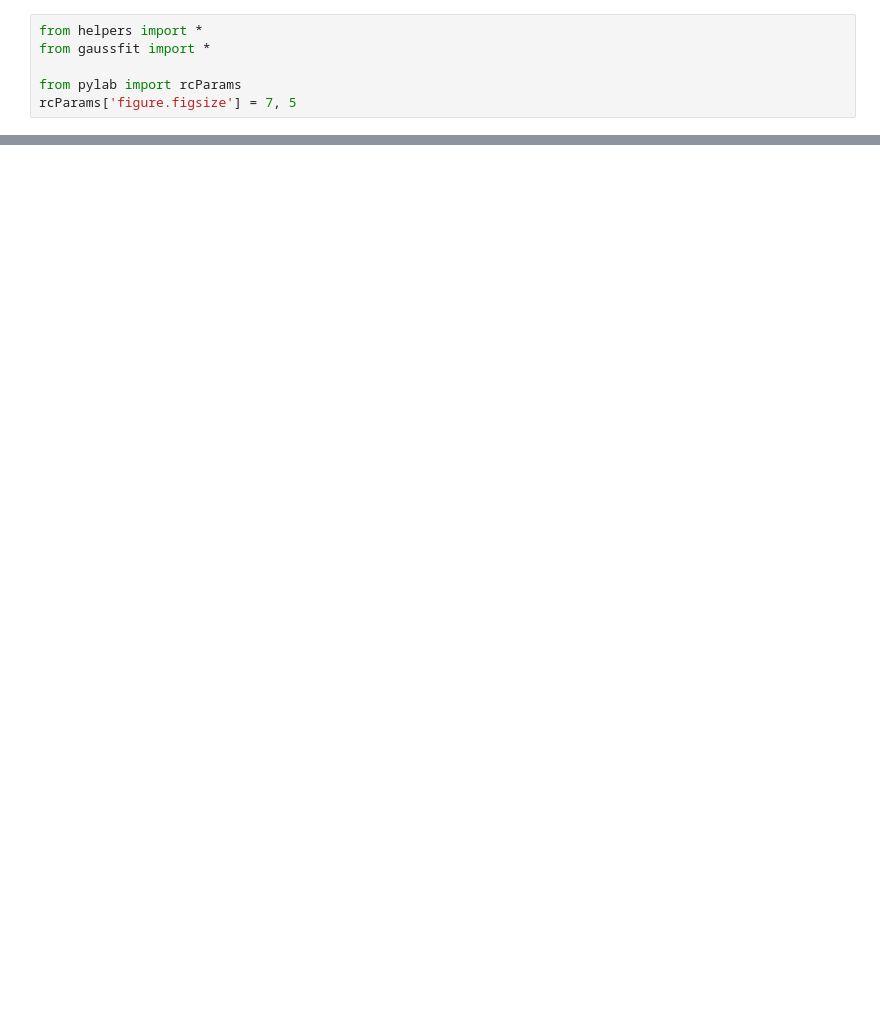
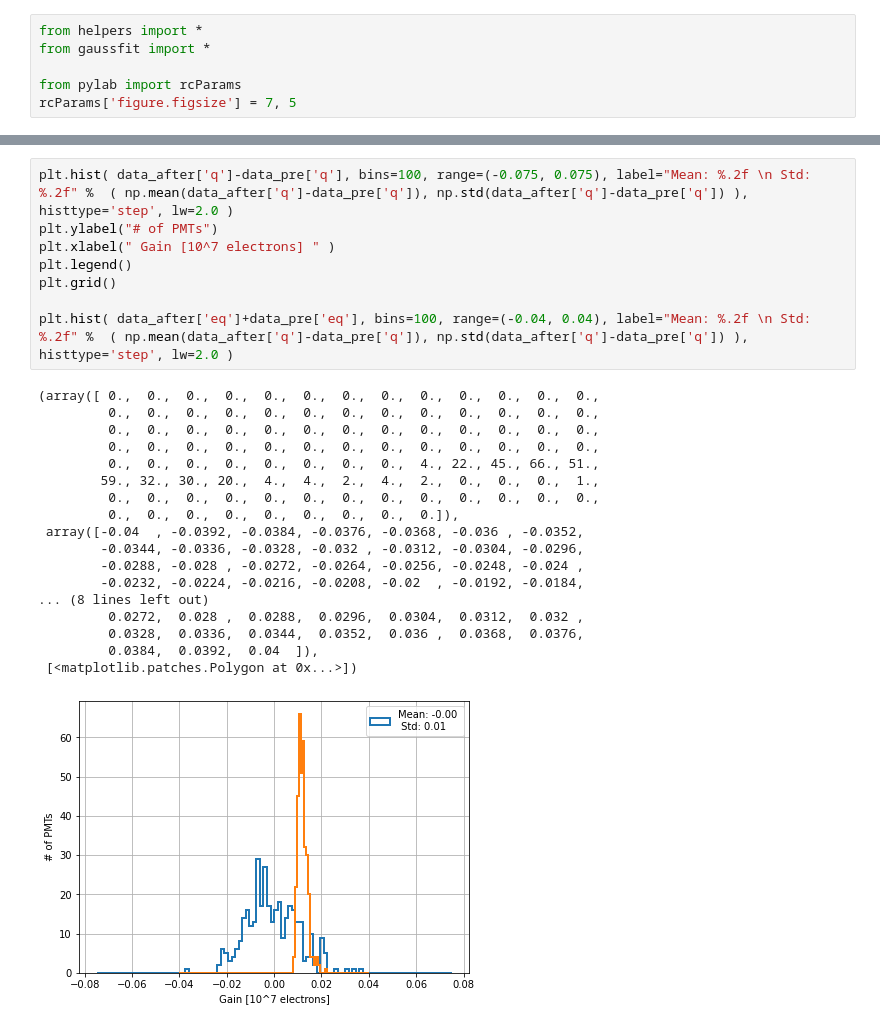
Before and after one commit to mvicenzi/pmt-calibration, a Jupyter notebook: analyze_runs/python/Test_fit.ipynb, the cells around one changed output, grey strips where cells are left out. Drawn from its saved outputs; the diff is of its cells as text; blank space fills up the shorter version.

```diff
--- a/analyze_runs/python/Test_fit.ipynb
+++ b/analyze_runs/python/Test_fit.ipynb
@@ -183,0 +209,27 @@ plt.xlim((0.0, 359))
+# %%
+plt.hist( data_after['q']-data_pre['q'], bins=100, range=(-0.075, 0.075), label="Mean: %.2f \n Std: %.2f" %  ( np.mean(data_after['q']-data_pre['q']), np.std(data_after['q']-data_pre['q']) ), histtype='step', lw=2.0 )
+plt.ylabel("# of PMTs")
+plt.xlabel(" Gain [10^7 electrons] " )
+plt.legend()
+plt.grid()
+
+plt.hist( data_after['eq']+data_pre['eq'], bins=100, range=(-0.04, 0.04), label="Mean: %.2f \n Std: %.2f" %  ( np.mean(data_after['q']-data_pre['q']), np.std(data_after['q']-data_pre['q']) ), histtype='step', lw=2.0 )
+# %% [output]
+(array([ 0.,  0.,  0.,  0.,  0.,  0.,  0.,  0.,  0.,  0.,  0.,  0.,  0.,
+         0.,  0.,  0.,  0.,  0.,  0.,  0.,  0.,  0.,  0.,  0.,  0.,  0.,
+         0.,  0.,  0.,  0.,  0.,  0.,  0.,  0.,  0.,  0.,  0.,  0.,  0.,
+         0.,  0.,  0.,  0.,  0.,  0.,  0.,  0.,  0.,  0.,  0.,  0.,  0.,
+         0.,  0.,  0.,  0.,  0.,  0.,  0.,  0.,  4., 22., 45., 66., 51.,
+        59., 32., 30., 20.,  4.,  4.,  2.,  4.,  2.,  0.,  0.,  0.,  1.,
+         0.,  0.,  0.,  0.,  0.,  0.,  0.,  0.,  0.,  0.,  0.,  0.,  0.,
+         0.,  0.,  0.,  0.,  0.,  0.,  0.,  0.,  0.]),
+ array([-0.04  , -0.0392, -0.0384, -0.0376, -0.0368, -0.036 , -0.0352,
+        -0.0344, -0.0336, -0.0328, -0.032 , -0.0312, -0.0304, -0.0296,
+        -0.0288, -0.028 , -0.0272, -0.0264, -0.0256, -0.0248, -0.024 ,
+        -0.0232, -0.0224, -0.0216, -0.0208, -0.02  , -0.0192, -0.0184,
+... (8 lines left out)
+         0.0272,  0.028 ,  0.0288,  0.0296,  0.0304,  0.0312,  0.032 ,
+         0.0328,  0.0336,  0.0344,  0.0352,  0.036 ,  0.0368,  0.0376,
+         0.0384,  0.0392,  0.04  ]),
+ [<matplotlib.patches.Polygon at 0x...>])
+[figure, added]
```
Also changed, not shown: parts of 8 cells of this notebook, 6 other files.
